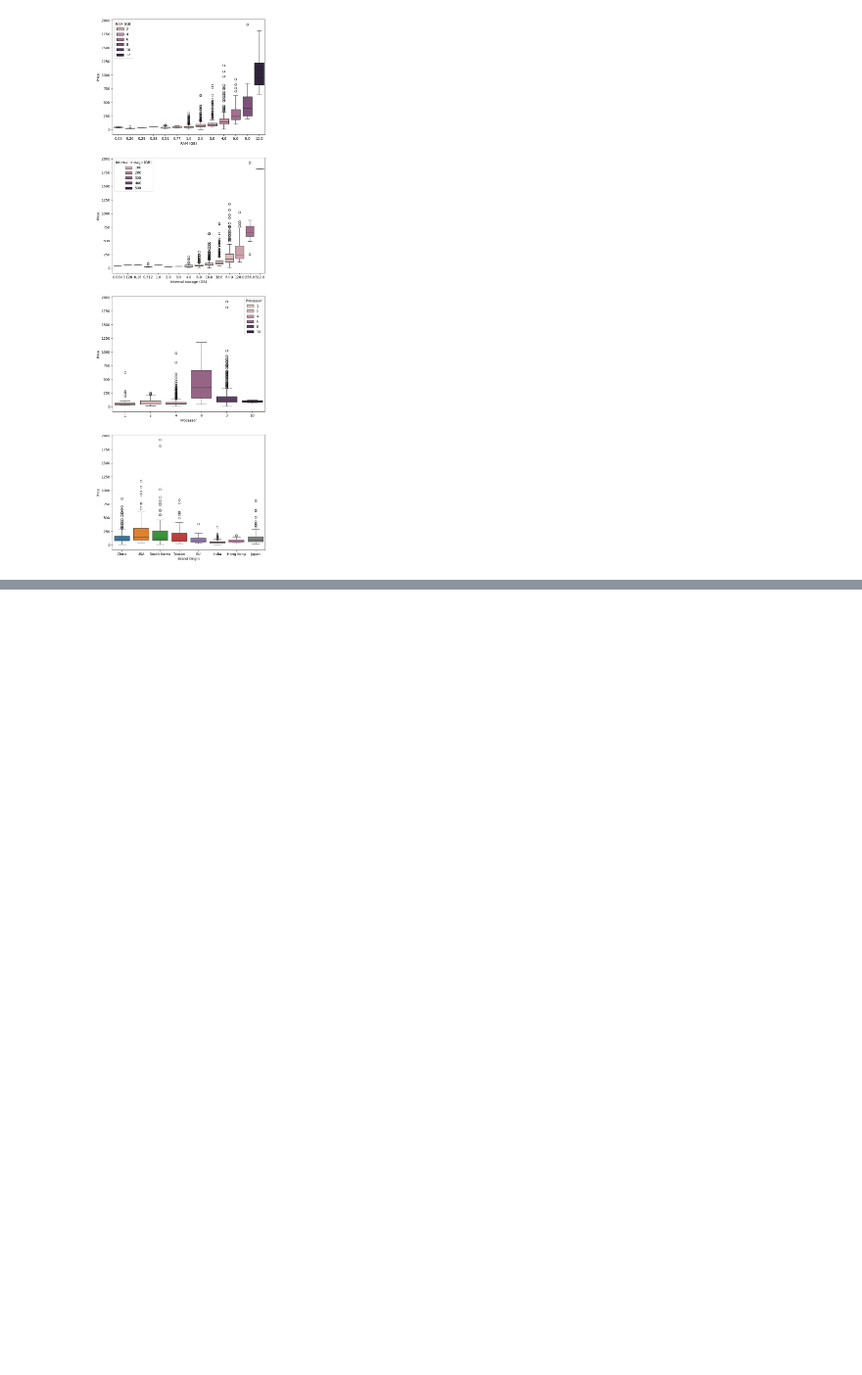
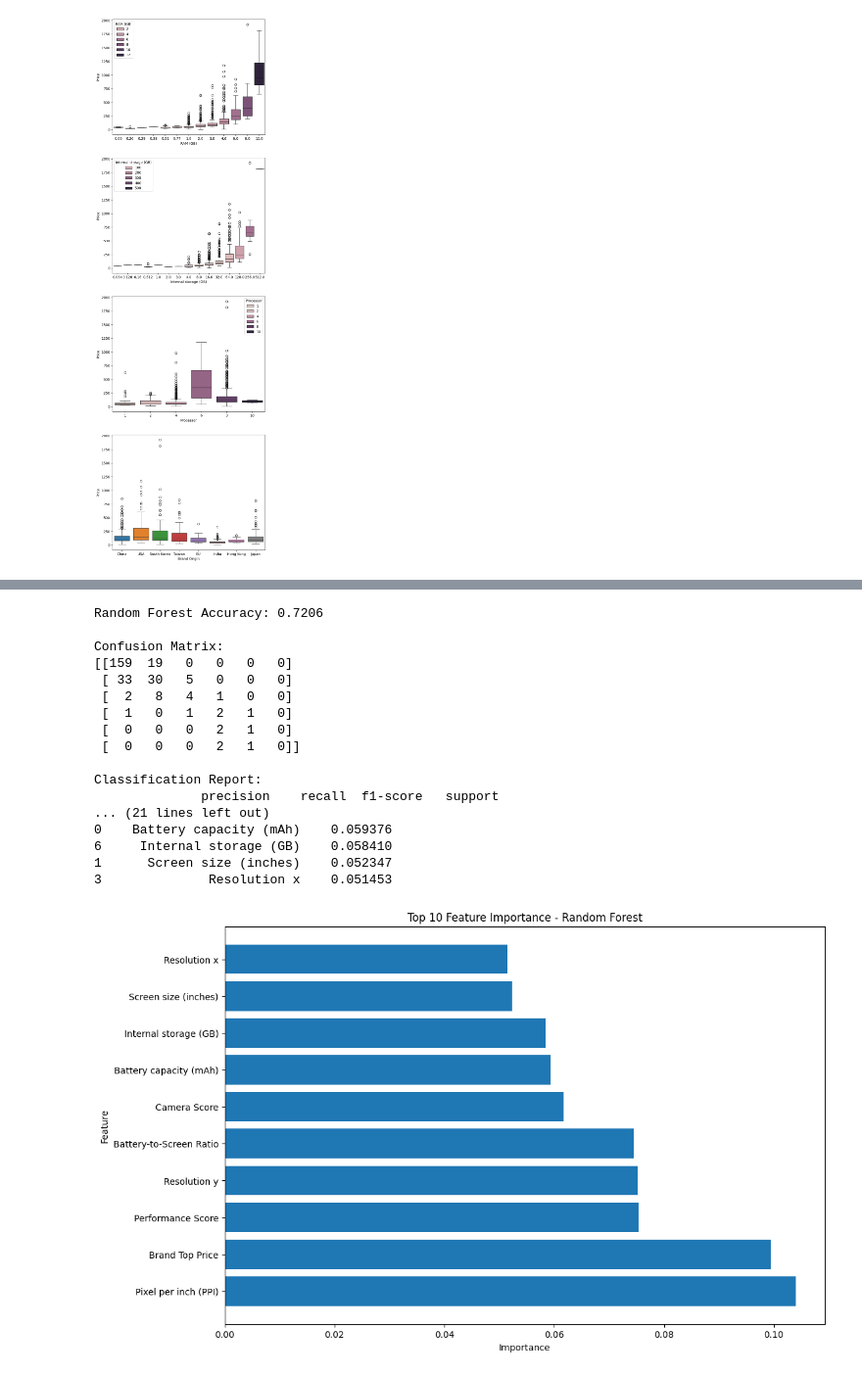
Before and after one commit to davo1176/MachineLearningGroupProject_TXB_8, a Jupyter notebook: notebook/group_assignment.ipynb, the cells around one changed output, grey strips where cells are left out. Shown at 98% size. Cells and saved outputs as stored; diff of their text form; code cells hidden in the pictures; blank space fills up the shorter version.

Commit message:
made a bunch of different models, need to compare them later

```diff
--- a/notebook/group_assignment.ipynb
+++ b/notebook/group_assignment.ipynb
@@ -643,0 +736,64 @@ df.head()
+# %%
+import pandas as pd
+import numpy as np
+from sklearn.ensemble import RandomForestClassifier
+from sklearn.model_selection import train_test_split
+from sklearn.preprocessing import StandardScaler, LabelEncoder
+from sklearn.metrics import accuracy_score, classification_report, confusion_matrix
+import matplotlib.pyplot as plt
+
+preprocess_mobile_data(file_path="..\\data\\ndtv_data_final.csv")
+
+# Create and train the Random Forest model
+rf_model = RandomForestClassifier(n_estimators=100, random_state=42)
+rf_model.fit(X_train_scaled, y_train)
+
+# Make predictions
+y_pred = rf_model.predict(X_test_scaled)
+
+# Evaluate the model
+accuracy = accuracy_score(y_test, y_pred)
+conf_matrix = confusion_matrix(y_test, y_pred)
+class_report = classification_report(y_test, y_pred)
+
+print(f"Random Forest Accuracy: {accuracy:.4f}")
+print("\nConfusion Matrix:")
+print(conf_matrix)
+print("\nClassification Report:")
+print(class_report)
+
+# Feature importance
+feature_importance = pd.DataFrame({
+    'Feature': X.columns,
+    'Importance': rf_model.feature_importances_
+}).sort_values('Importance', ascending=False)
+
+print("\nFeature Importance:")
+print(feature_importance.head(10))
+
+# Visualize feature importance
+plt.figure(figsize=(12, 8))
+plt.barh(feature_importance['Feature'][:10], feature_importance['Importance'][:10])
+plt.xlabel('Importance')
+plt.ylabel('Feature')
+plt.title('Top 10 Feature Importance - Random Forest')
+plt.show()
+# %% [output]
+Random Forest Accuracy: 0.7206
+
+Confusion Matrix:
+[[159  19   0   0   0   0]
+ [ 33  30   5   0   0   0]
+ [  2   8   4   1   0   0]
+ [  1   0   1   2   1   0]
+ [  0   0   0   2   1   0]
+ [  0   0   0   2   1   0]]
+
+Classification Report:
+              precision    recall  f1-score   support
+... (21 lines left out)
+0    Battery capacity (mAh)    0.059376
+6     Internal storage (GB)    0.058410
+1      Screen size (inches)    0.052347
+3              Resolution x    0.051453
+[figure, added]
```
Also changed, not shown: parts of 18 cells of this notebook.
